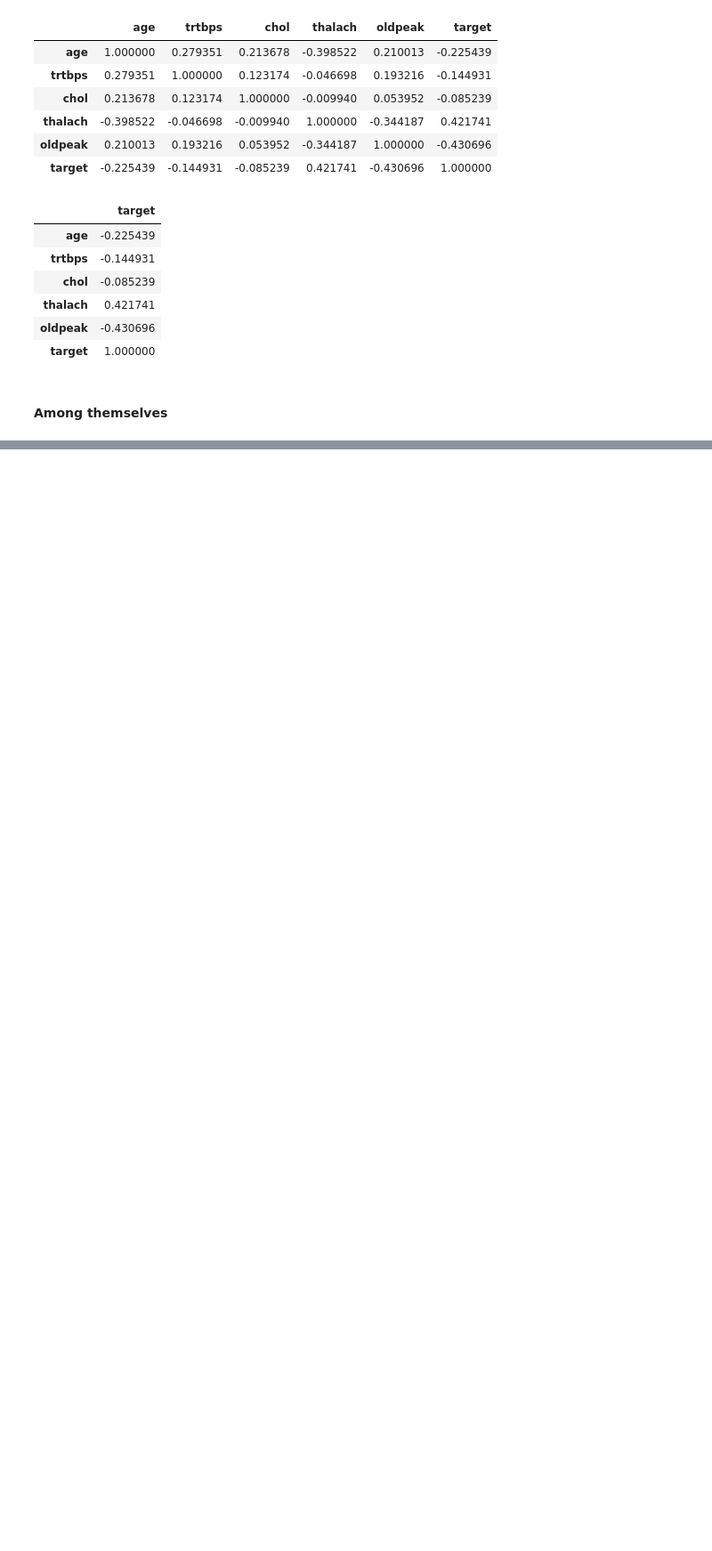
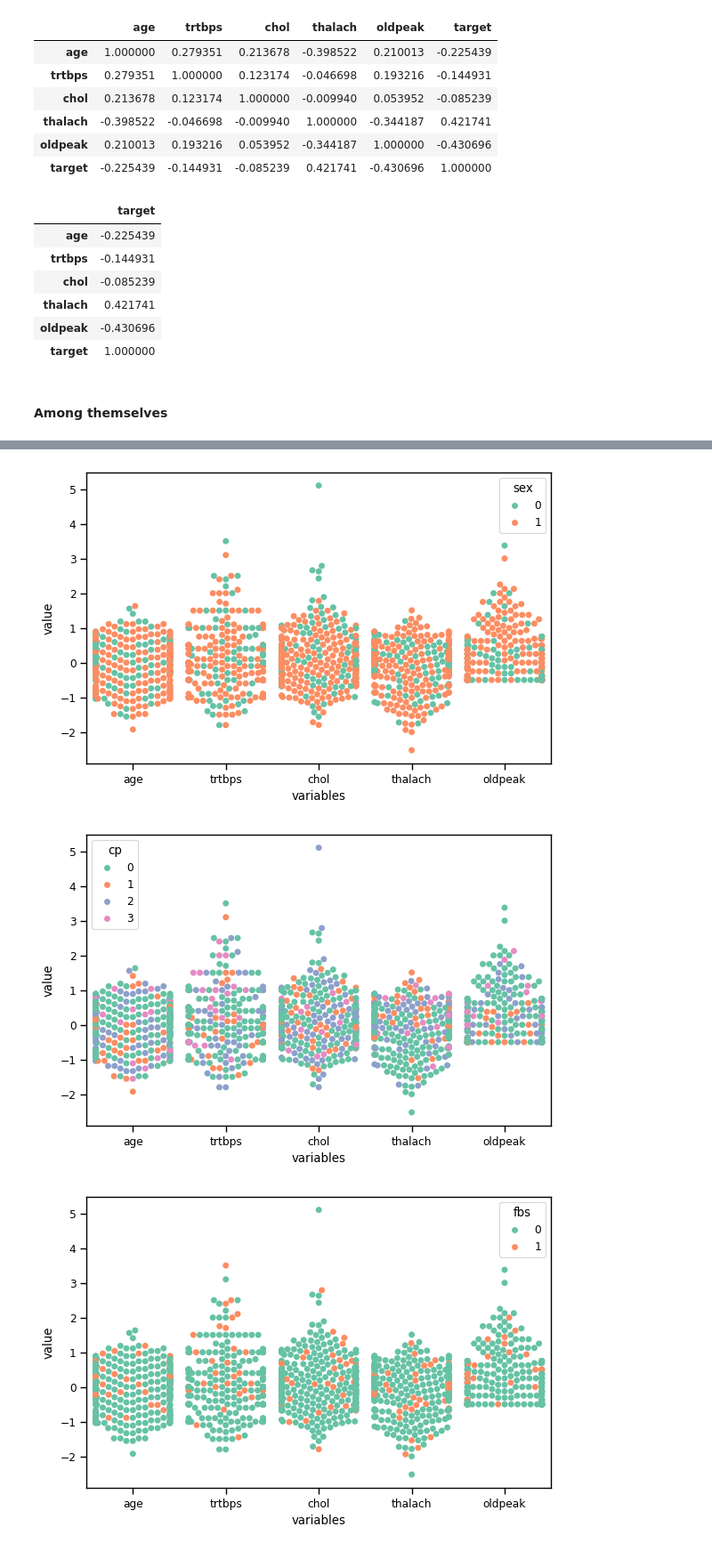
Before and after one commit to audrey-rw5683/HeartAttackPrediction, a Jupyter notebook: ML-Heart Attack Prediction Analysis.ipynb, the cells around one changed output, grey strips where cells are left out. Shown at 89% size. Cells and saved outputs as stored; diff of their text form; code cells hidden in the pictures; blank space fills up the shorter version.

```diff
--- a/ML-Heart Attack Prediction Analysis.ipynb
+++ b/ML-Heart Attack Prediction Analysis.ipynb
@@ -296,0 +349,3 @@ heart[numeric_var].corr().iloc[:, [-1]]
+# %%
+scaled_data = scaler.fit_transform(heart[numeric_var])
+scaled_data
@@ -296,0 +360,3 @@ heart[numeric_var].corr().iloc[:, [-1]]
+# %%
+heart_scaled = pd.DataFrame(scaled_data, columns=numeric_var)
+heart_scaled.head()
@@ -296,0 +370,3 @@ heart[numeric_var].corr().iloc[:, [-1]]
+# %%
+heart_scaled_target = pd.concat([heart_scaled, heart.loc[:, "target"]], axis = 1)
+heart_scaled_target.head()
@@ -296,0 +380,3 @@ heart[numeric_var].corr().iloc[:, [-1]]
+# %%
+melted_heart = pd.melt(heart_scaled_target, id_vars = "target", var_name = "variables", value_name = "value")
+melted_heart
@@ -296,0 +397,16 @@ heart[numeric_var].corr().iloc[:, [-1]]
+# %%
+for i in heart[categoric_var]:
+    heart_scaled_target = pd.concat([heart_scaled, heart.loc[:, i]], axis = 1)
+    melted_heart = pd.melt(heart_scaled_target, id_vars = i, var_name = "variables", value_name = "value")
+    plt.figure(figsize = (6, 4))
+    sns.swarmplot(x = "variables", y = "value", hue = i, data = melted_heart, palette='Set2')
+
+    plt.xlabel("variables")
+    plt.ylabel("value")
+
+    plt.tight_layout()
+    plt.show()
+# %% [output]
+[figure, added]
+[figure, added]
+[figure, added]
```
Also changed, not shown: parts of 20 cells of this notebook.
